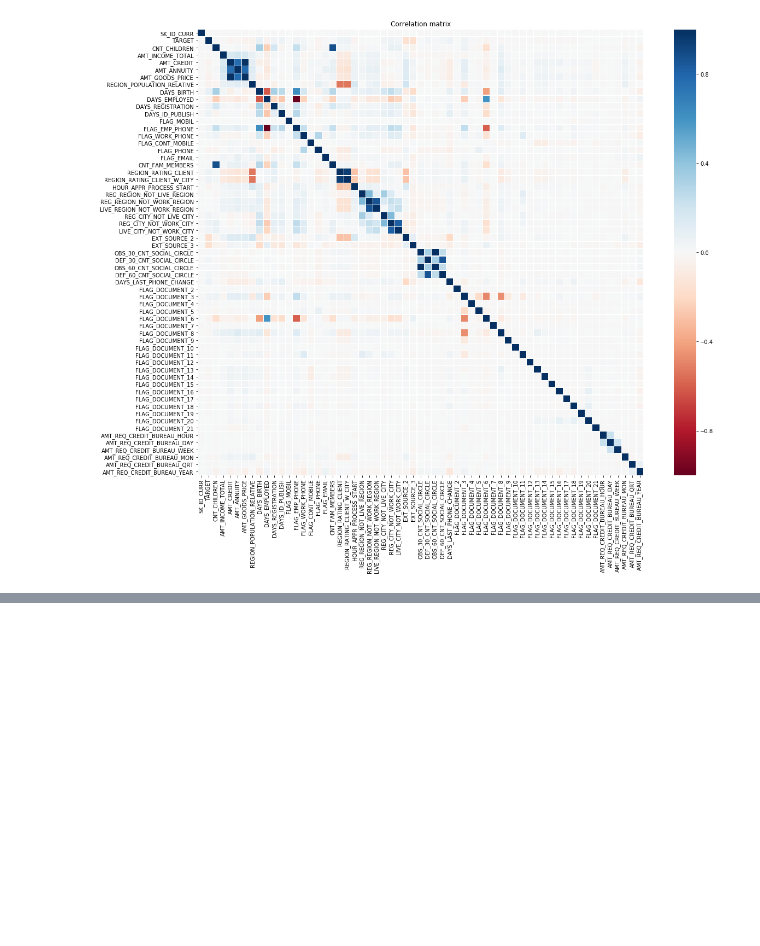
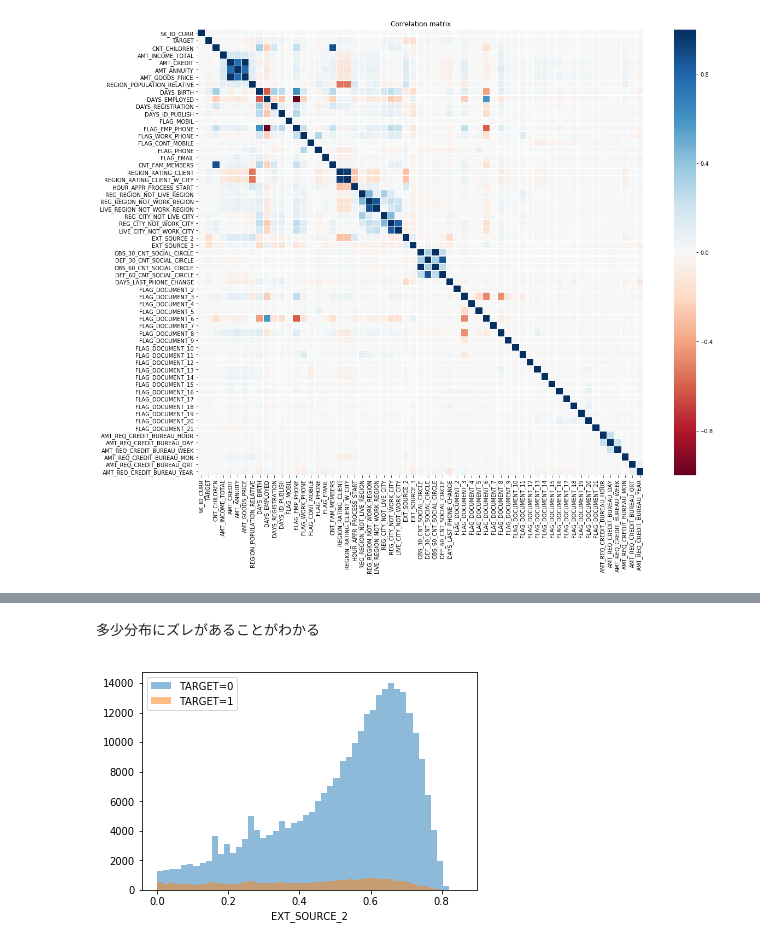
Before and after one commit to ryuu09-hub/diveintocode-ml2, a Jupyter notebook: Week03/Week03_Task1.ipynb, the cells around one changed output, grey strips where cells are left out. Cells and saved outputs as stored; diff of their text form; code cells hidden in the pictures; blank space fills up the shorter version.

```diff
--- a/Week03/Week03_Task1.ipynb
+++ b/Week03/Week03_Task1.ipynb
@@ -277,0 +287,11 @@ plt.show()
+# %% [markdown]
+多少分布にズレがあることがわかる
+# %%
+#EXT_SOURCE_2の分布を確認
+plt.hist(train.iloc[:][train.TARGET == 0]["EXT_SOURCE_2"],bins=50,alpha=0.5, label="TARGET=0")
+plt.hist(train.iloc[:][train.TARGET == 1]["EXT_SOURCE_2"],bins=50,alpha=0.5, label="TARGET=1")
+plt.xlabel("EXT_SOURCE_2")
+plt.legend()
+plt.show()
+# %% [output]
+[figure, added]
```
Also changed, not shown: parts of 45 cells of this notebook.
